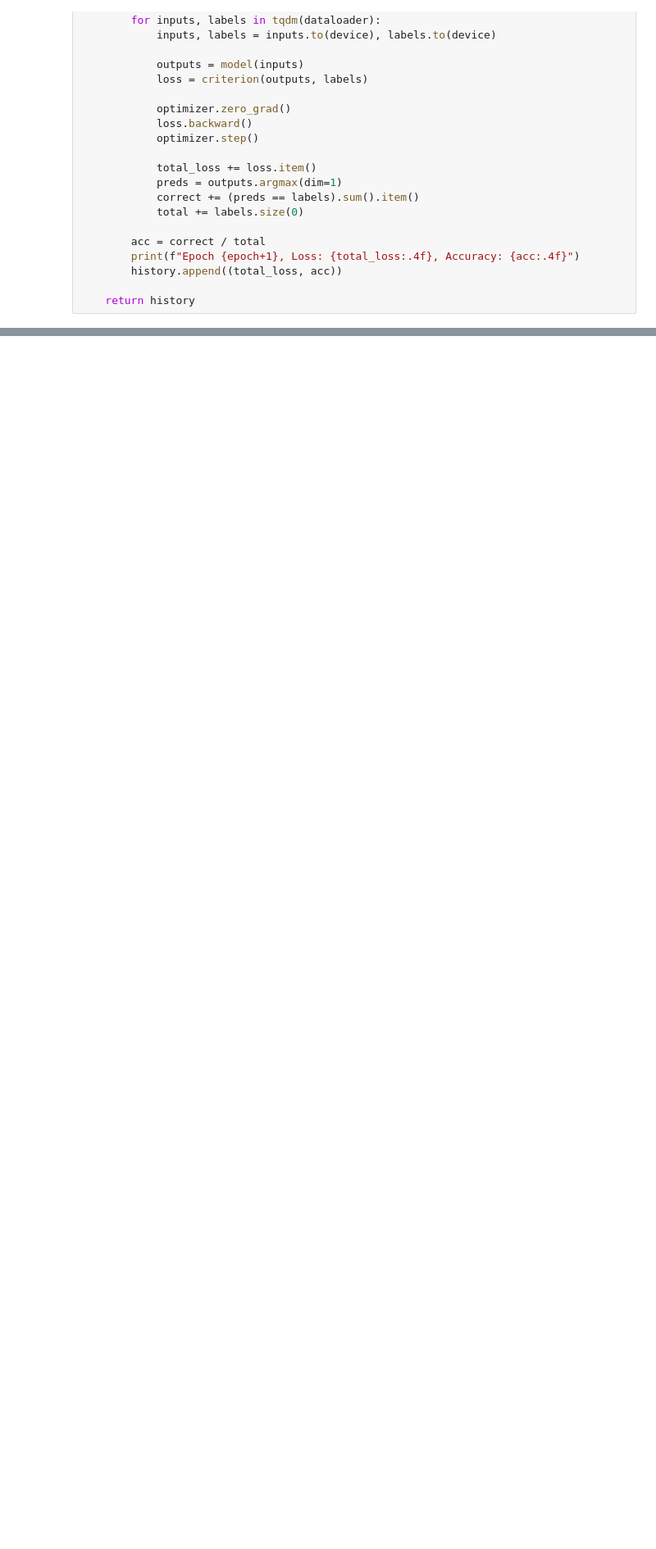
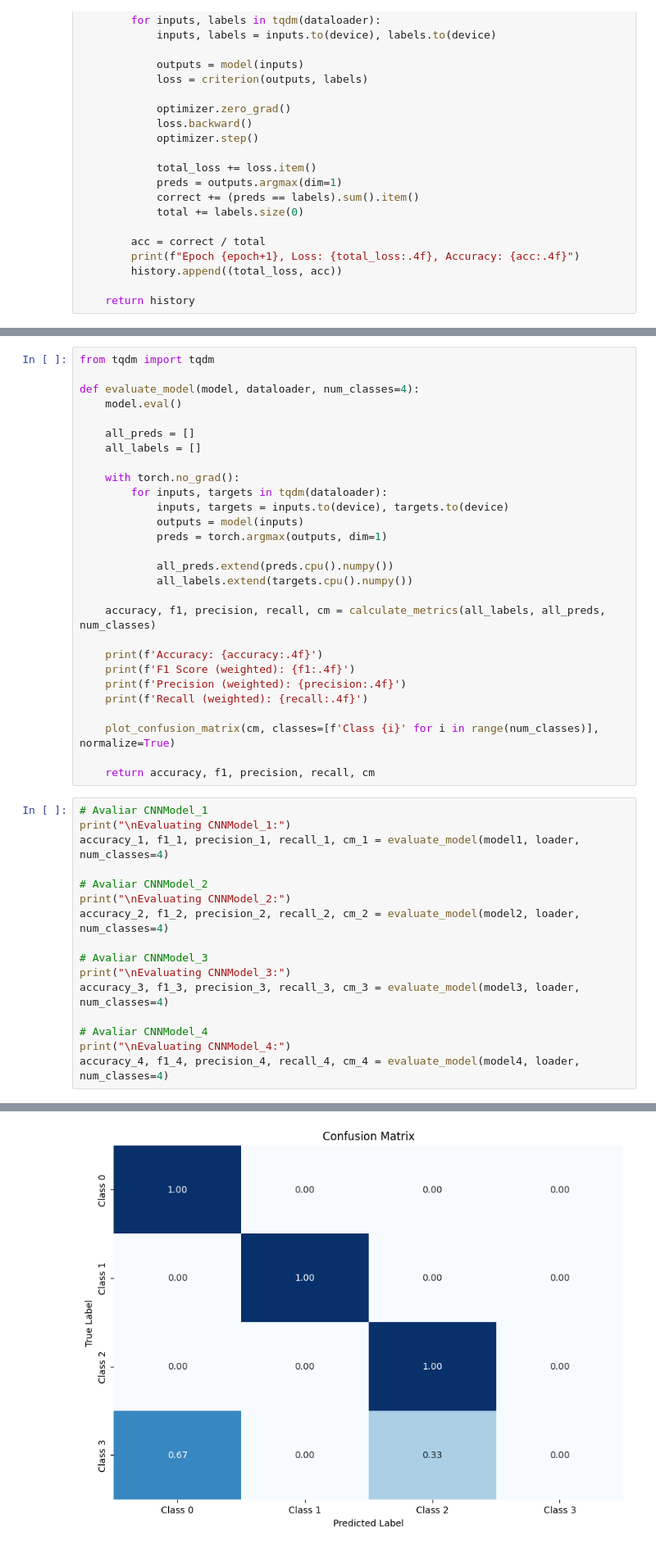
Before and after one commit to jluis02/AP, a Jupyter notebook: notebooks/04_model_task1_GRS.ipynb, the cells around one changed output, grey strips where cells are left out. Shown at 82% size. Cells and saved outputs as stored; diff of their text form; blank space fills up the shorter version.

```diff
--- a/notebooks/04_model_task1_GRS.ipynb
+++ b/notebooks/04_model_task1_GRS.ipynb
@@ -428,0 +495,45 @@ Modelo salvo!
+# %%
+from tqdm import tqdm
+
+def evaluate_model(model, dataloader, num_classes=4):
+    model.eval()
+
+    all_preds = []
+    all_labels = []
+
+    with torch.no_grad():
+        for inputs, targets in tqdm(dataloader):
+            inputs, targets = inputs.to(device), targets.to(device)
+            outputs = model(inputs)
+            preds = torch.argmax(outputs, dim=1)
+
+            all_preds.extend(preds.cpu().numpy())
+            all_labels.extend(targets.cpu().numpy())
+
+    accuracy, f1, precision, recall, cm = calculate_metrics(all_labels, all_preds, num_classes)
+
+    print(f'Accuracy: {accuracy:.4f}')
+    print(f'F1 Score (weighted): {f1:.4f}')
+    print(f'Precision (weighted): {precision:.4f}')
+    print(f'Recall (weighted): {recall:.4f}')
+
+    plot_confusion_matrix(cm, classes=[f'Class {i}' for i in range(num_classes)], normalize=True)
+
+    return accuracy, f1, precision, recall, cm
+# %%
+# Avaliar CNNModel_1
+print("\nEvaluating CNNModel_1:")
+accuracy_1, f1_1, precision_1, recall_1, cm_1 = evaluate_model(model1, loader, num_classes=4)
+
+# Avaliar CNNModel_2
+print("\nEvaluating CNNModel_2:")
+accuracy_2, f1_2, precision_2, recall_2, cm_2 = evaluate_model(model2, loader, num_classes=4)
+
+# Avaliar CNNModel_3
+print("\nEvaluating CNNModel_3:")
+accuracy_3, f1_3, precision_3, recall_3, cm_3 = evaluate_model(model3, loader, num_classes=4)
+
+# Avaliar CNNModel_4
+print("\nEvaluating CNNModel_4:")
+accuracy_4, f1_4, precision_4, recall_4, cm_4 = evaluate_model(model4, loader, num_classes=4)
+# %% [output]
@@ -428,0 +545 @@ Modelo salvo!
+[figure, added]
```
Also changed, not shown: parts of 17 cells of this notebook, 3 other files.
